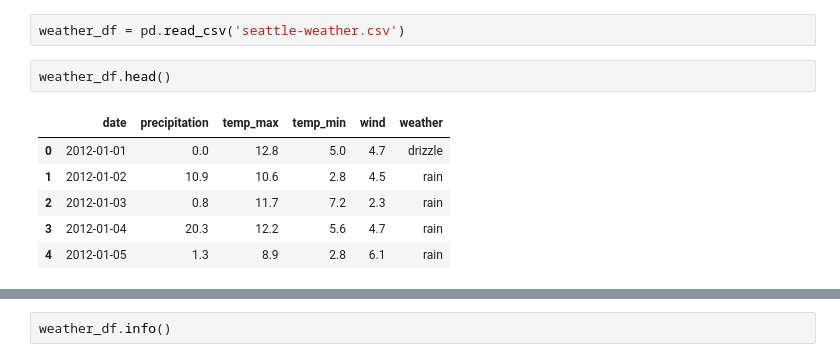
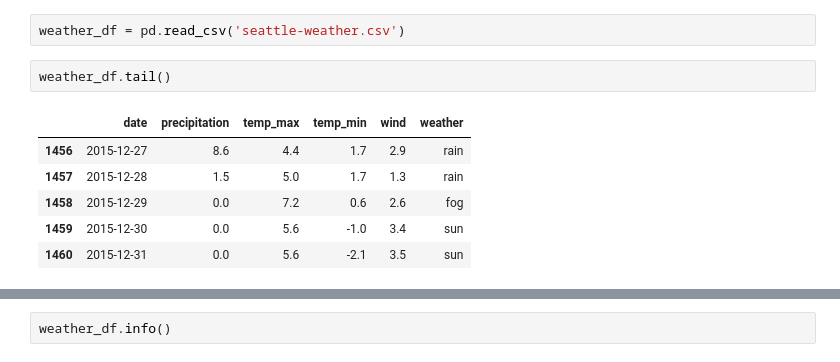
Before and after one commit to brinkbrink/SeattleSnow, a Jupyter notebook: SeattleSnow.ipynb, the cells around one changed output, grey strips where cells are left out. Saved outputs shown, nothing was run; the diff lists cells and outputs as text.

```diff
--- a/SeattleSnow.ipynb
+++ b/SeattleSnow.ipynb
@@ -5,11 +8,11 @@ import plotly.express as px
 # %%
 weather_df = pd.read_csv('seattle-weather.csv')
 # %%
-weather_df.head()
+weather_df.tail()
 # %% [output]
 |  | date | precipitation | temp_max | temp_min | wind | weather |
-| 0 | 2012-01-01 | 0.0 | 12.8 | 5.0 | 4.7 | drizzle |
-| 1 | 2012-01-02 | 10.9 | 10.6 | 2.8 | 4.5 | rain |
-| 2 | 2012-01-03 | 0.8 | 11.7 | 7.2 | 2.3 | rain |
-| 3 | 2012-01-04 | 20.3 | 12.2 | 5.6 | 4.7 | rain |
-| 4 | 2012-01-05 | 1.3 | 8.9 | 2.8 | 6.1 | rain |
+| 1456 | 2015-12-27 | 8.6 | 4.4 | 1.7 | 2.9 | rain |
+| 1457 | 2015-12-28 | 1.5 | 5.0 | 1.7 | 1.3 | rain |
+| 1458 | 2015-12-29 | 0.0 | 7.2 | 0.6 | 2.6 | fog |
+| 1459 | 2015-12-30 | 0.0 | 5.6 | -1.0 | 3.4 | sun |
+| 1460 | 2015-12-31 | 0.0 | 5.6 | -2.1 | 3.5 | sun |
```
Also changed, not shown: parts of 4 cells of this notebook.
